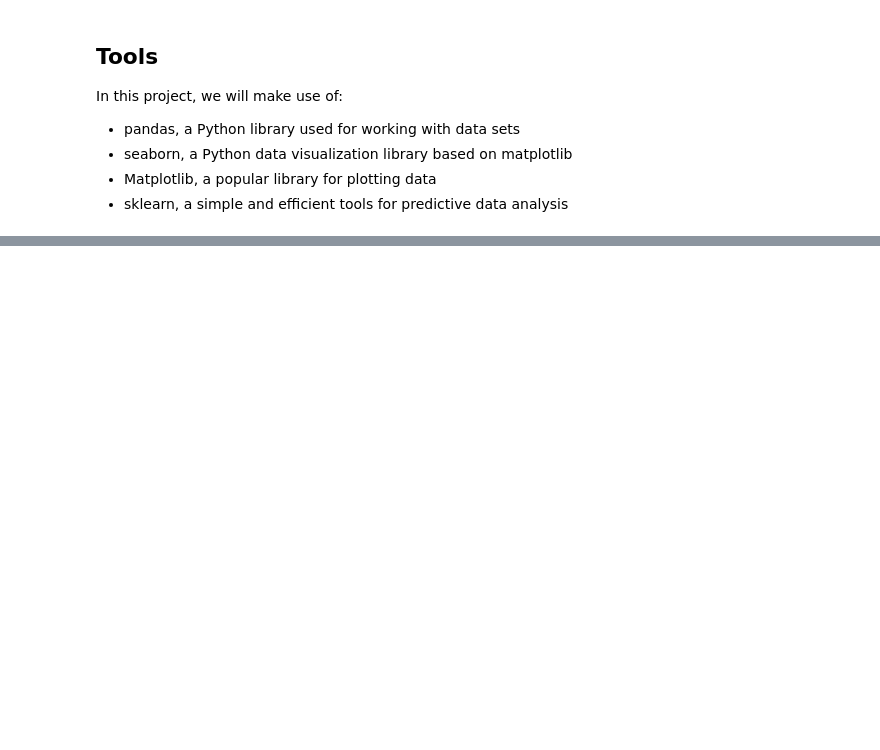
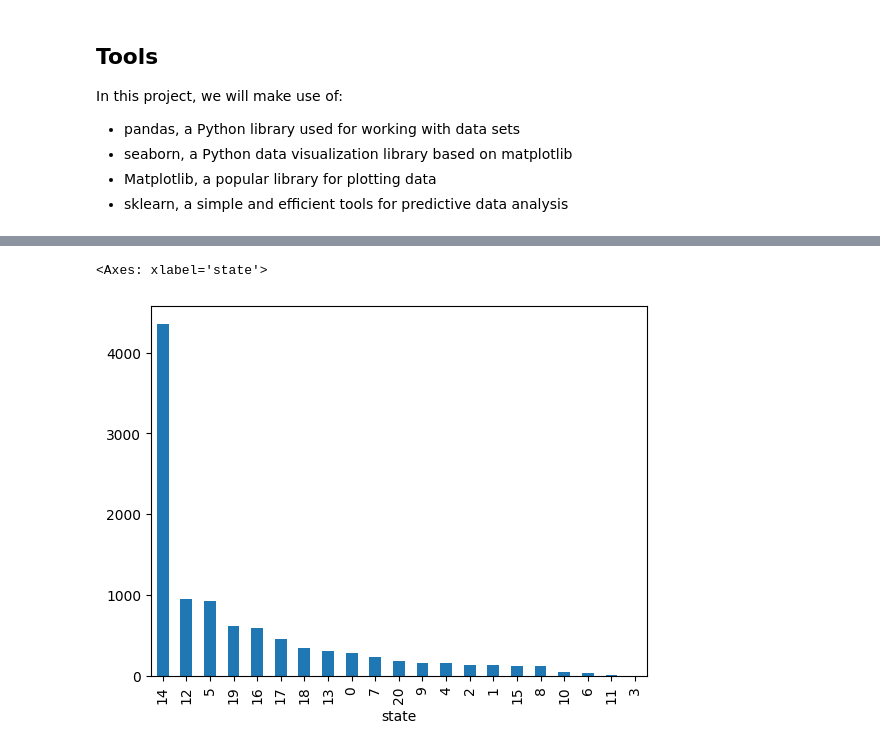
Before and after one commit to Ad7amstein/Market-Price-Prediction, a Jupyter notebook: Market_Price_Prediction_Notebook.ipynb, the cells around one changed output, grey strips where cells are left out. Drawn from its saved outputs; the diff is of its cells as text; code cells hidden in the pictures; blank space fills up the shorter version.

```diff
--- a/Market_Price_Prediction_Notebook.ipynb
+++ b/Market_Price_Prediction_Notebook.ipynb
@@ -32,0 +175,5 @@ import matplotlib.pyplot as plt
+# %%
+data['state'].value_counts().plot(kind='bar')
+# %% [output]
+<Axes: xlabel='state'>
+[figure, added]
```
Also changed, not shown: parts of 21 cells of this notebook.
